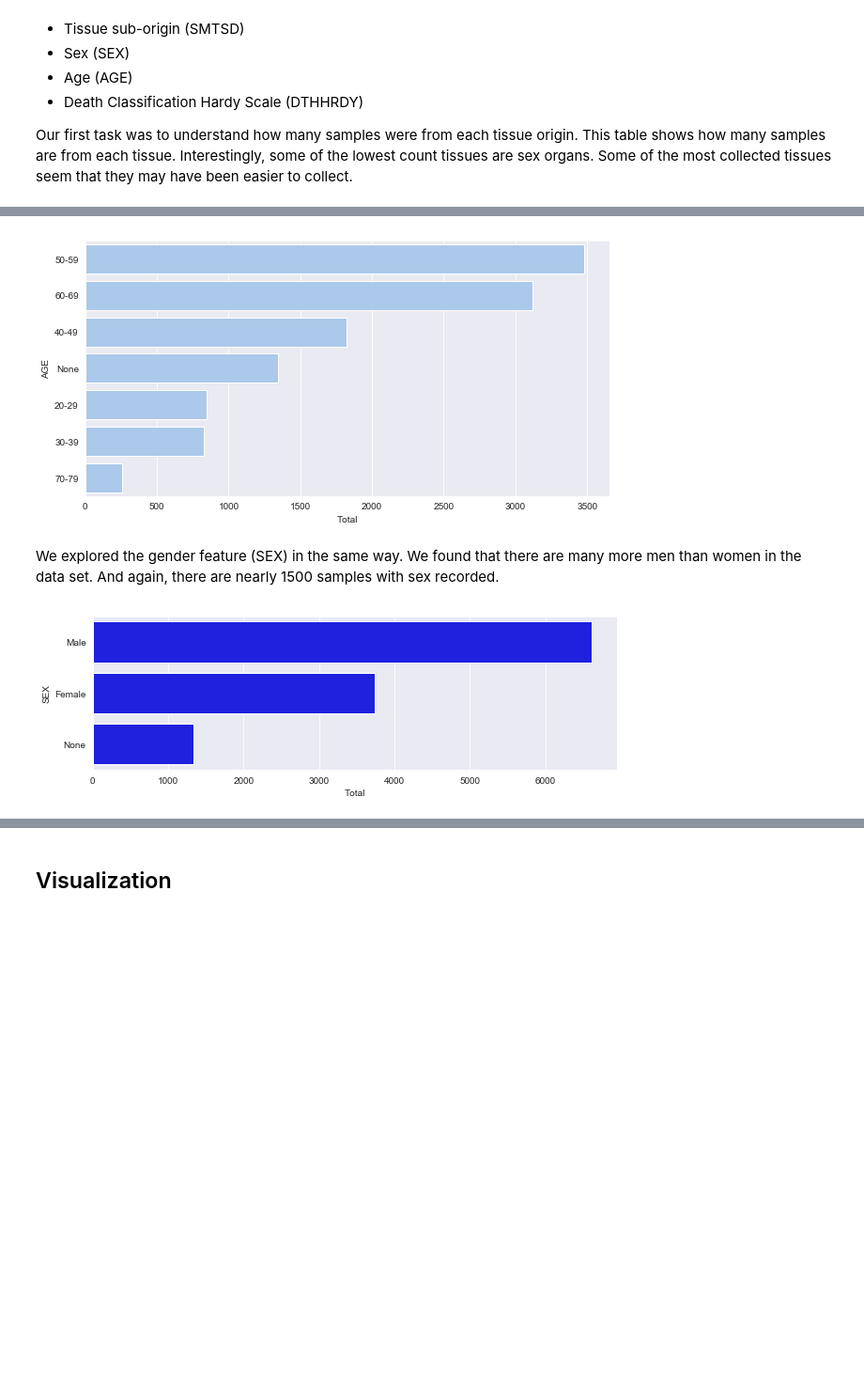
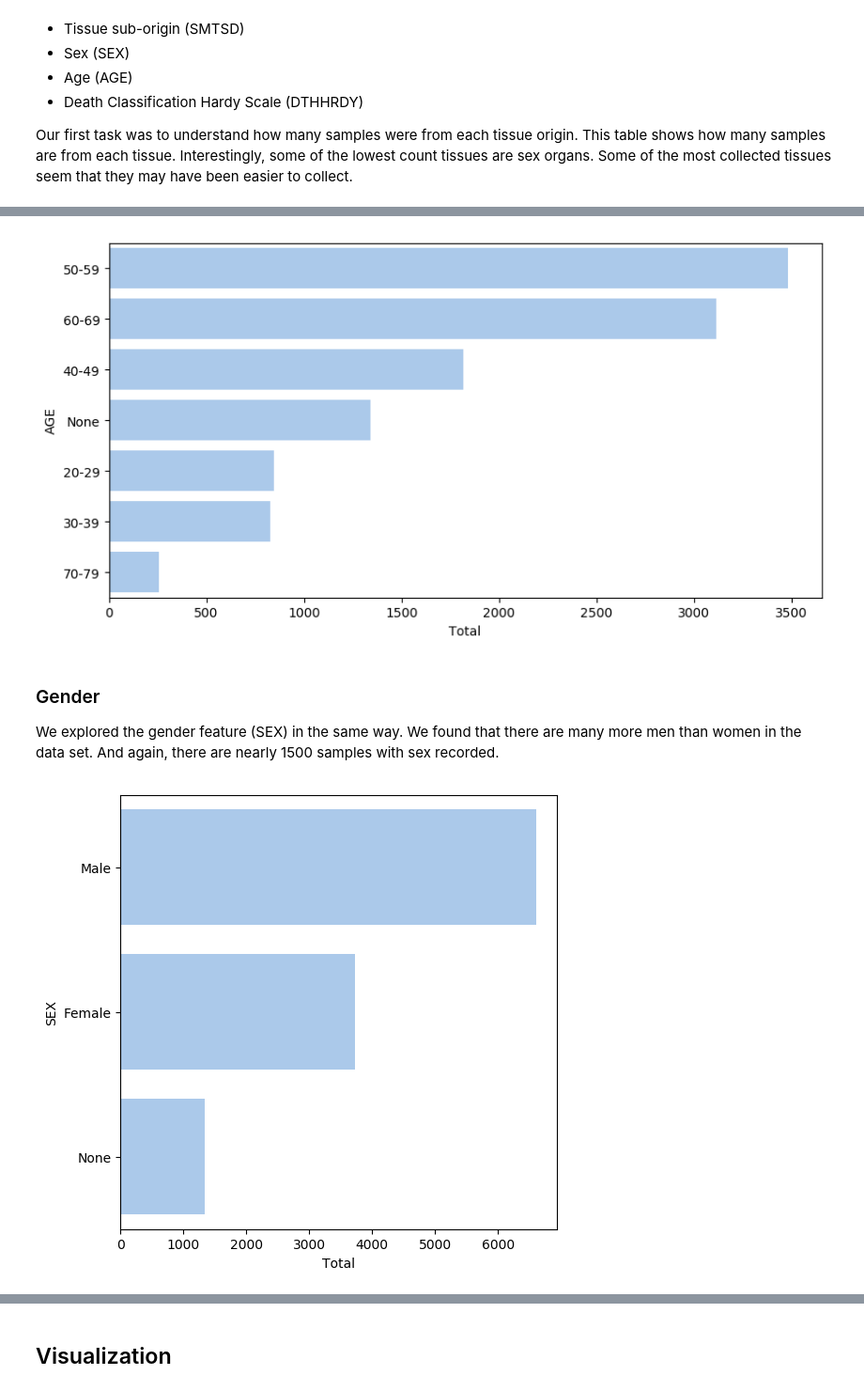
Before and after one commit to edgeslab/cs418-project-RNAge, a Jupyter notebook: Progress_Report.ipynb, the cells around one changed output, grey strips where cells are left out. Shown at 94% size. Drawn from its saved outputs; the diff is of its cells as text; code cells hidden in the pictures; blank space fills up the shorter version.

Commit message:
Finished visualization

```diff
--- a/Progress_Report.ipynb
+++ b/Progress_Report.ipynb
@@ -19,7 +19,8 @@ from os import listdir
 #Setting up the environment and importing the necessary data
 
 sns.set_style("darkgrid")
-data_dir=Path("cs418-project-RNAge/data")
+data_dir=Path("data")
+tissue_dir=Path("tissue-specific")
 
 #!mkdir data && cp merged_meta.tsv data #Needed after cloning repo
 manifest={
@@ -234,6 +235,7 @@ The objective of our EDA efforts were to explore each useful metadata field. The
 
 Our first task was to understand how many samples were from each tissue origin. This table shows how many samples are from each tissue. Interestingly, some of the lowest count tissues are sex organs. Some of the most collected tissues seem that they may have been easier to collect.
 # %%
+meta=pd.read_csv(data_dir/manifest['merged_meta'],sep="\t",dtype={'SMUBRID':object,'SEX':object,'DTHHRDY':object})
 counts=pd.DataFrame(meta['SMTS'].value_counts())
 display(counts)
 # %% [output]
@@ -262,5 +266,6 @@ We then sought to explore how SMTSD,sub-tissue location, affects the samples. We
 We then explored age, the primary dependent variable in our project. We found that many subjects did not have age recorded, affecting nearly 1500 samples.
 # %%
+
 sns.set_color_codes("pastel")
 AGE=meta['AGE'].copy()
 AGE[AGE.isnull()]="None"
@@ -271,19 +276,21 @@ plt.figure(figsize=(10, 5))
 ax=sns.barplot(x="Total", y="AGE", data=counts,
             label="Total", color="b")
 # %% [output]
-[figure, old version]
+[figure, new version]
 # %% [markdown]
+### Gender
 We explored the gender feature (SEX) in the same way. We found that there are many more men than women in the data set. And again, there are nearly 1500 samples with sex recorded.
 # %%
+sns.set_color_codes("pastel")
 SEX=meta['SEX'].copy()
 SEX[SEX.isnull()]="None"
 counts=pd.DataFrame({"SEX":SEX.value_counts()})
 counts['Total']=counts['SEX']
 counts['SEX']=counts.index.values
 counts['SEX'].replace({"1.0":"Male","2.0":"Female"},inplace=True)
-plt.figure(figsize=(10, 3))
+plt.figure(figsize=(6, 6))
 ax=sns.barplot(x="Total", y="SEX", data=counts,
             label="Total", color="b")
 # %% [output]
-[figure, old version]
+[figure, new version]
 # %% [markdown]
```
Also changed, not shown: parts of 10 cells of this notebook, 1 other file.
